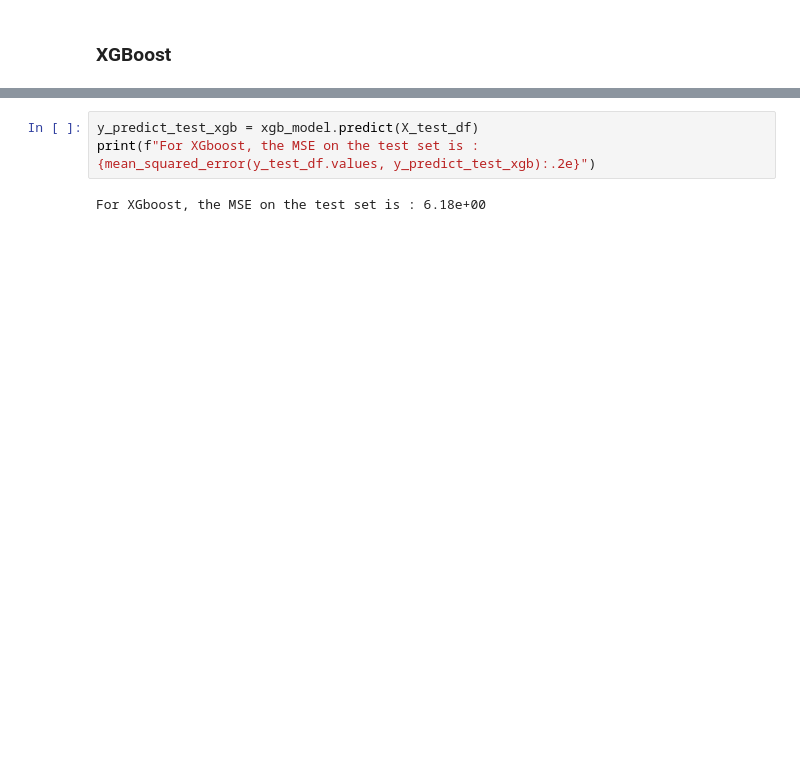
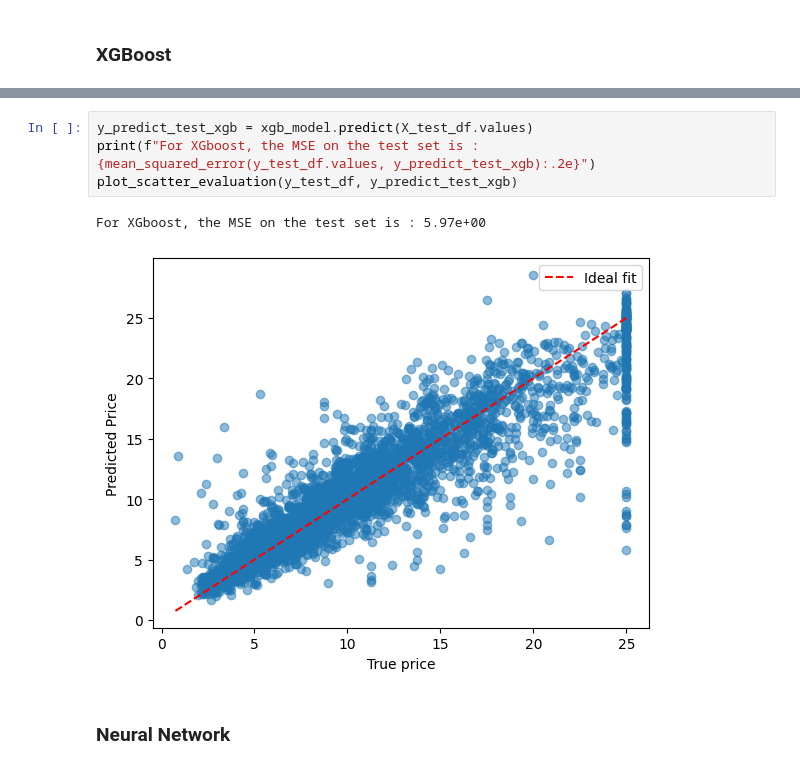
Before and after one commit to T-prog123/ML_classics, a Jupyter notebook: hackathon/california_housing_hackathon/califronia_housing_hackathon.ipynb, the cells around one changed output, grey strips where cells are left out. Drawn from its saved outputs; the diff is of its cells as text; blank space fills up the shorter version.

```diff
--- a/hackathon/california_housing_hackathon/califronia_housing_hackathon.ipynb
+++ b/hackathon/california_housing_hackathon/califronia_housing_hackathon.ipynb
@@ -154,5 +200,9 @@ array([10.875141 , 12.97862  ,  5.4462657, ...,  3.6159403,  7.3004723,
 # %%
-y_predict_test_xgb = xgb_model.predict(X_test_df)
+y_predict_test_xgb = xgb_model.predict(X_test_df.values)
 print(f"For XGboost, the MSE on the test set is : {mean_squared_error(y_test_df.values, y_predict_test_xgb):.2e}")
+plot_scatter_evaluation(y_test_df, y_predict_test_xgb)
 # %% [output]
-For XGboost, the MSE on the test set is : 6.18e+00
+For XGboost, the MSE on the test set is : 5.97e+00
+[figure, added]
+# %% [markdown]
+### Neural Network
```
Also changed, not shown: parts of 13 cells of this notebook.
